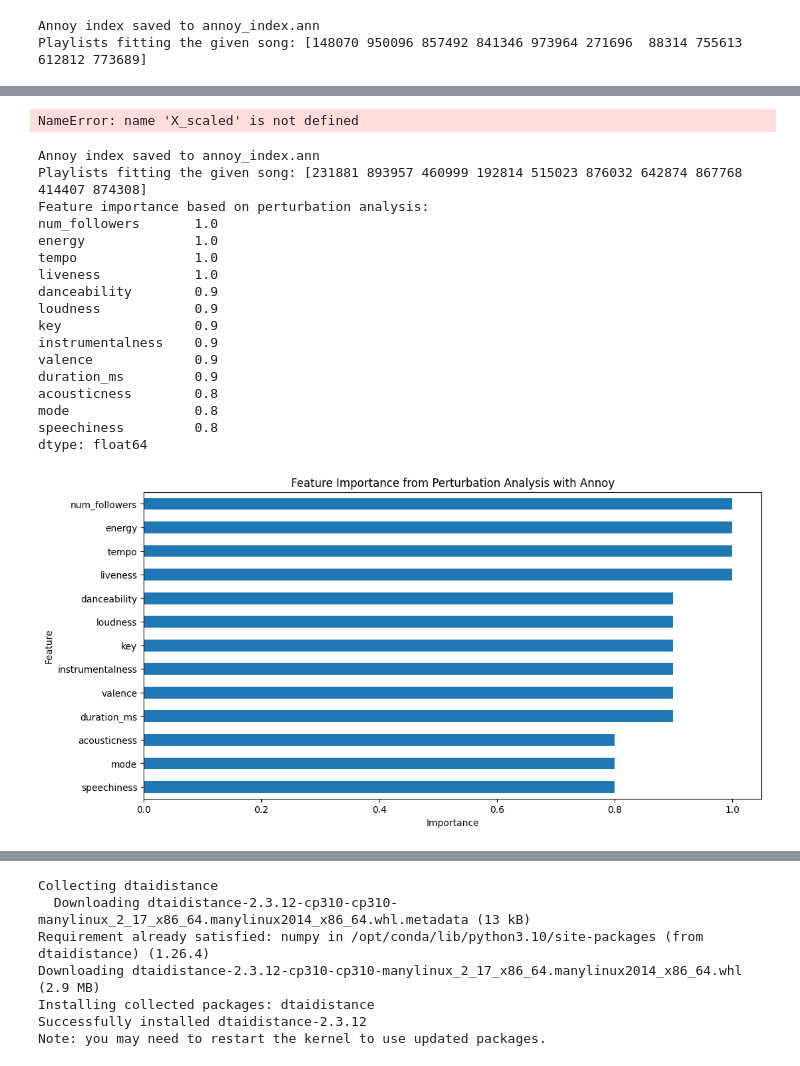
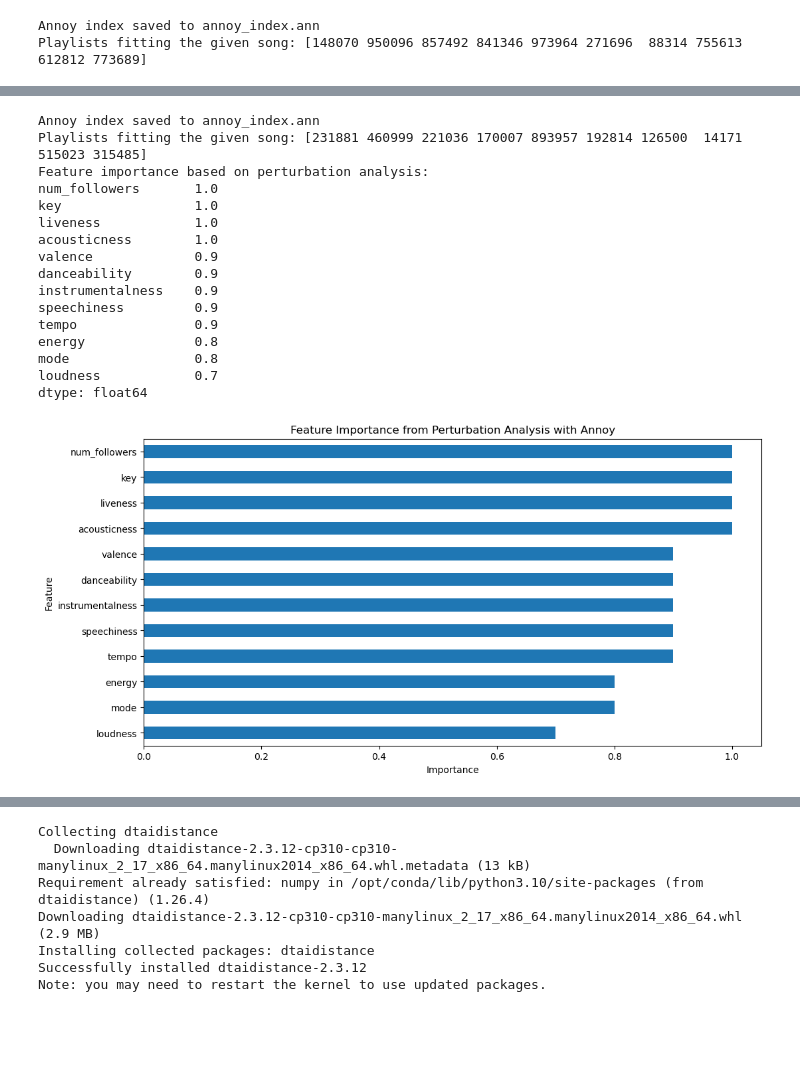
Before and after one commit to miliBUB/masters_thesis_spotify, a Jupyter notebook: annoy_me.ipynb, the cells around one changed output, grey strips where cells are left out. Cells and saved outputs as stored; diff of their text form; code cells hidden in the pictures; blank space fills up the shorter version.

Commit message:
updated the annoy file and index

```diff
--- a/annoy_me.ipynb
+++ b/annoy_me.ipynb
@@ -167,38 +171,3 @@ dtype: float64
-# %%
-# Function to perturb features and analyze impact
-def perturb_feature_importance(original_features, perturbation_fraction=0.1, num_neighbors=10):
-    feature_importance = {}
-    base_nearest = set(find_fitting_playlists(original_features, num_neighbors))
-
-    for feature_index in range(len(original_features)):
-        perturbed_features = original_features.copy()
-        perturbation_amount = perturbation_fraction * np.std(X_scaled[:, feature_index])
-        perturbed_features[feature_index] += perturbation_amount
-
-        perturbed_nearest = set(find_fitting_playlists(perturbed_features, num_neighbors))
-        common_neighbors = len(base_nearest.intersection(perturbed_nearest))
-
-        feature_importance[X.columns[feature_index]] = common_neighbors / num_neighbors
-
-    feature_importance = pd.Series(feature_importance).sort_values(ascending=False)
-    return feature_importance
-
-# Analyze feature importance through perturbation
-perturbation_fraction = 0.1
-feature_importance = perturb_feature_importance(example_song_features, perturbation_fraction)
-print("Feature importance based on perturbation analysis:")
-print(feature_importance)
-
-# Plot feature importance
-plt.figure(figsize=(12, 6))
-feature_importance.plot(kind='barh')
-plt.xlabel('Importance')
-plt.ylabel('Feature')
-plt.title('Feature Importance from Perturbation Analysis with Annoy')
-plt.gca().invert_yaxis()
-plt.show()
-# %% [output]
-NameError: name 'X_scaled' is not defined
 # %%
 import pandas as pd
 from sklearn.preprocessing import LabelEncoder, StandardScaler
@@ -212,7 +181,7 @@ file_path = 'enriched_playlist_v2.csv'
 data = pd.read_csv(file_path)
 
 # Define features and target
-X = data.drop(columns=['playlist_id', 'track_id', 'track_name', 'artist_name'])
+X = data.drop(columns=['playlist_id', 'track_id', 'track_name', 'artist_name', 'duration_ms'])
 y = data['playlist_id']
 
 # Encode the target labels
@@ -276,40 +245,39 @@ def perturb_feature_importance(original_features, perturbation_fraction=0.1, num
         common_neighbors = len(base_nearest.intersection(perturbed_nearest))
 
         feature_importance[X.columns[feature_index]] = common_neighbors / num_neighbors
 
     feature_importance = pd.Series(feature_importance).sort_values(ascending=False)
     return feature_importance
 
 # Analyze feature importance through perturbation
 perturbation_fraction = 0.1
 feature_importance = perturb_feature_importance(example_song_features, perturbation_fraction)
 print("Feature importance based on perturbation analysis:")
 print(feature_importance)
 
 # Plot feature importance
 plt.figure(figsize=(12, 6))
 feature_importance.plot(kind='barh')
 plt.xlabel('Importance')
 plt.ylabel('Feature')
 plt.title('Feature Importance from Perturbation Analysis with Annoy')
 plt.gca().invert_yaxis()
 plt.show()
 # %% [output]
 Annoy index saved to annoy_index.ann
-Playlists fitting the given song: [231881 893957 460999 192814 515023 876032 642874 867768 414407 874308]
+Playlists fitting the given song: [231881 460999 221036 170007 893957 192814 126500  14171 515023 315485]
 Feature importance based on perturbation analysis:
 num_followers       1.0
-energy              1.0
-tempo               1.0
+key                 1.0
 liveness            1.0
+acousticness        1.0
+valence             0.9
 danceability        0.9
-loudness            0.9
-key                 0.9
 instrumentalness    0.9
-valence             0.9
-duration_ms         0.9
-acousticness        0.8
+speechiness         0.9
+tempo               0.9
+energy              0.8
 mode                0.8
-speechiness         0.8
+loudness            0.7
 dtype: float64
-[figure, old version]
+[figure, new version]
```
Also changed, not shown: parts of 4 cells of this notebook, 1 other file.
